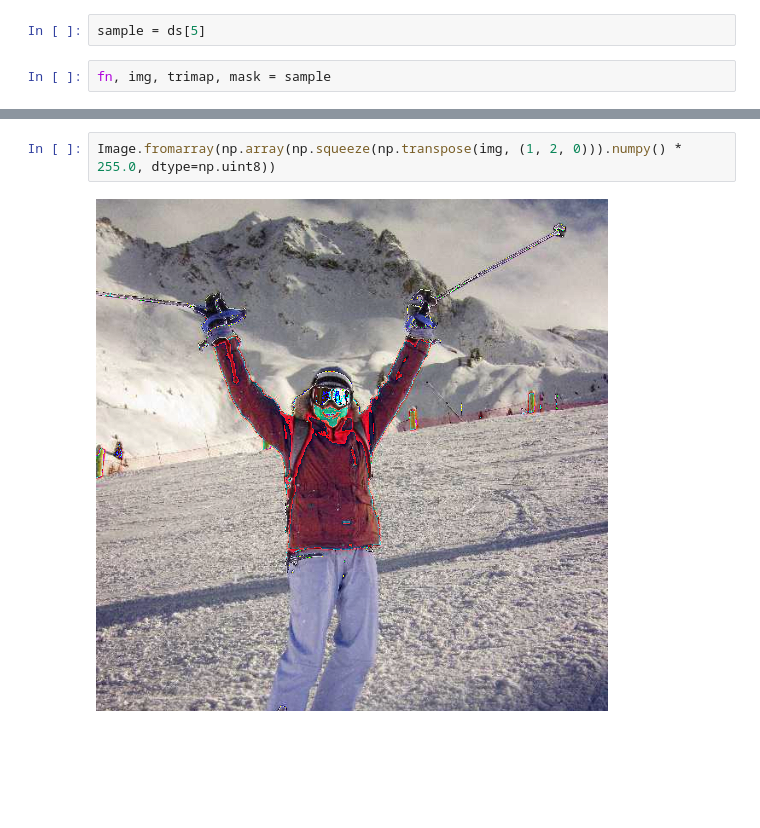
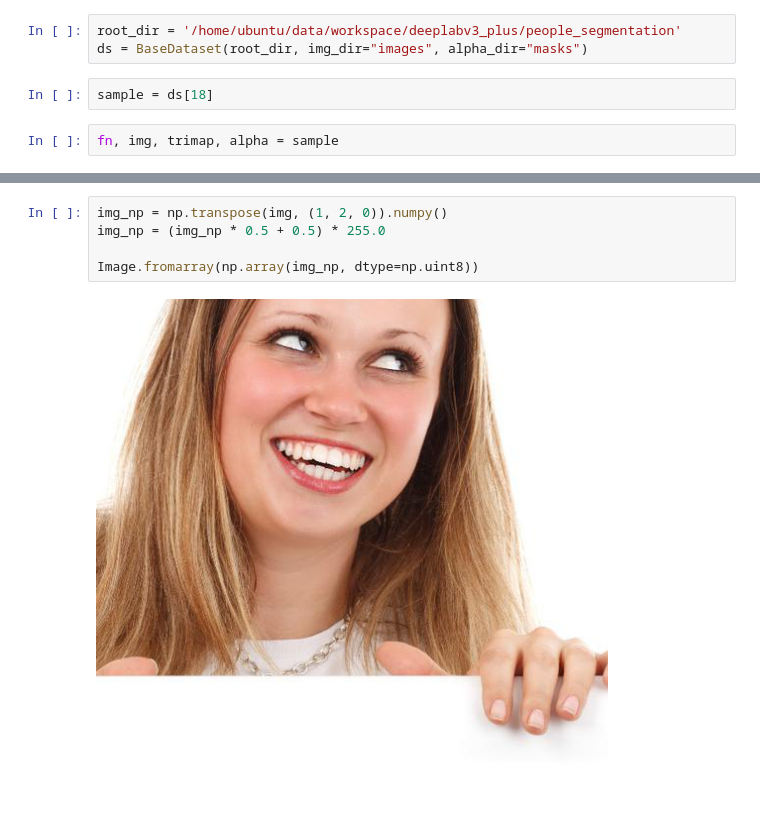
Before and after one commit to shizidushu/MODNet, a Jupyter notebook: src/datasets/data.ipynb, the cells around one changed output, grey strips where cells are left out. Cells and saved outputs as stored; diff of their text form; blank space fills up the shorter version.

Commit message:
modify base_dataset

```diff
--- a/src/datasets/data.ipynb
+++ b/src/datasets/data.ipynb
@@ -27,5 +8,8 @@ ds = BaseDataset(root_dir, image_dir="images", mask_dir="masks", transform=train
+# %%
+root_dir = '/home/ubuntu/data/workspace/deeplabv3_plus/people_segmentation'
+ds = BaseDataset(root_dir, img_dir="images", alpha_dir="masks")
 # %%
-sample = ds[5]
+sample = ds[18]
 # %%
-fn, img, trimap, mask = sample
+fn, img, trimap, alpha = sample
 # %%
@@ -35,6 +19,9 @@ img.shape, mask.shape, trimap.shape
  torch.Size([1, 512, 512]),
  torch.Size([1, 512, 512]))
 # %%
-Image.fromarray(np.array(np.squeeze(np.transpose(img, (1, 2, 0))).numpy() * 255.0, dtype=np.uint8))
+img_np = np.transpose(img, (1, 2, 0)).numpy()
+img_np = (img_np * 0.5 + 0.5) * 255.0
+
+Image.fromarray(np.array(img_np, dtype=np.uint8))
 # %% [output]
-[figure, old version]
+[figure, new version]
```
Also changed, not shown: parts of 19 cells of this notebook, 3 other files.
